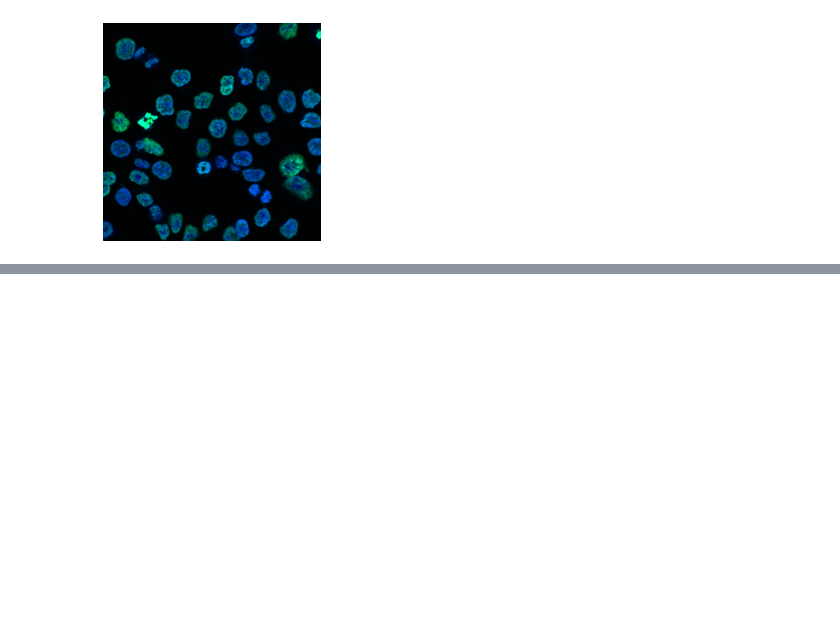
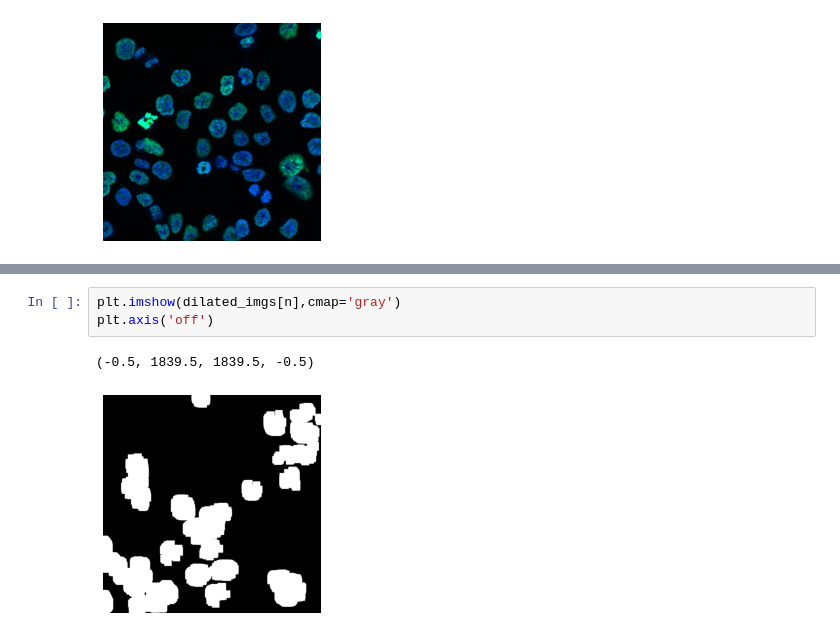
Before and after one commit to Sen0108/cell-segmentation, a Jupyter notebook: IM-proc-test.ipynb, the cells around one changed output, grey strips where cells are left out. Cells and saved outputs as stored; diff of their text form; blank space fills up the shorter version.

```diff
--- a/IM-proc-test.ipynb
+++ b/IM-proc-test.ipynb
@@ -113,0 +129,6 @@ plt.axis('off')
+# %%
+plt.imshow(dilated_imgs[n],cmap='gray')
+plt.axis('off')
+# %% [output]
+(-0.5, 1839.5, 1839.5, -0.5)
+[figure, added]
```
Also changed, not shown: parts of 19 cells of this notebook, 2 other files.
